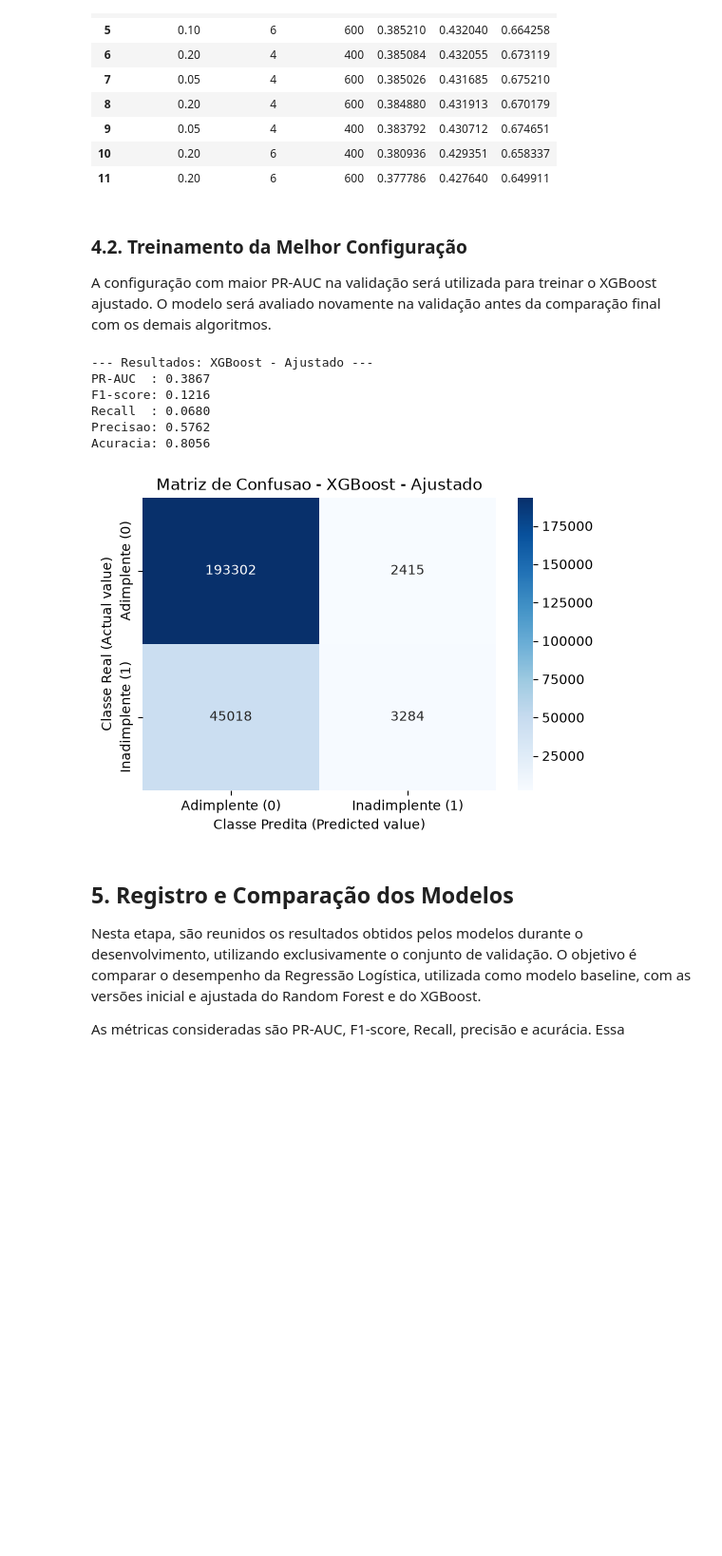
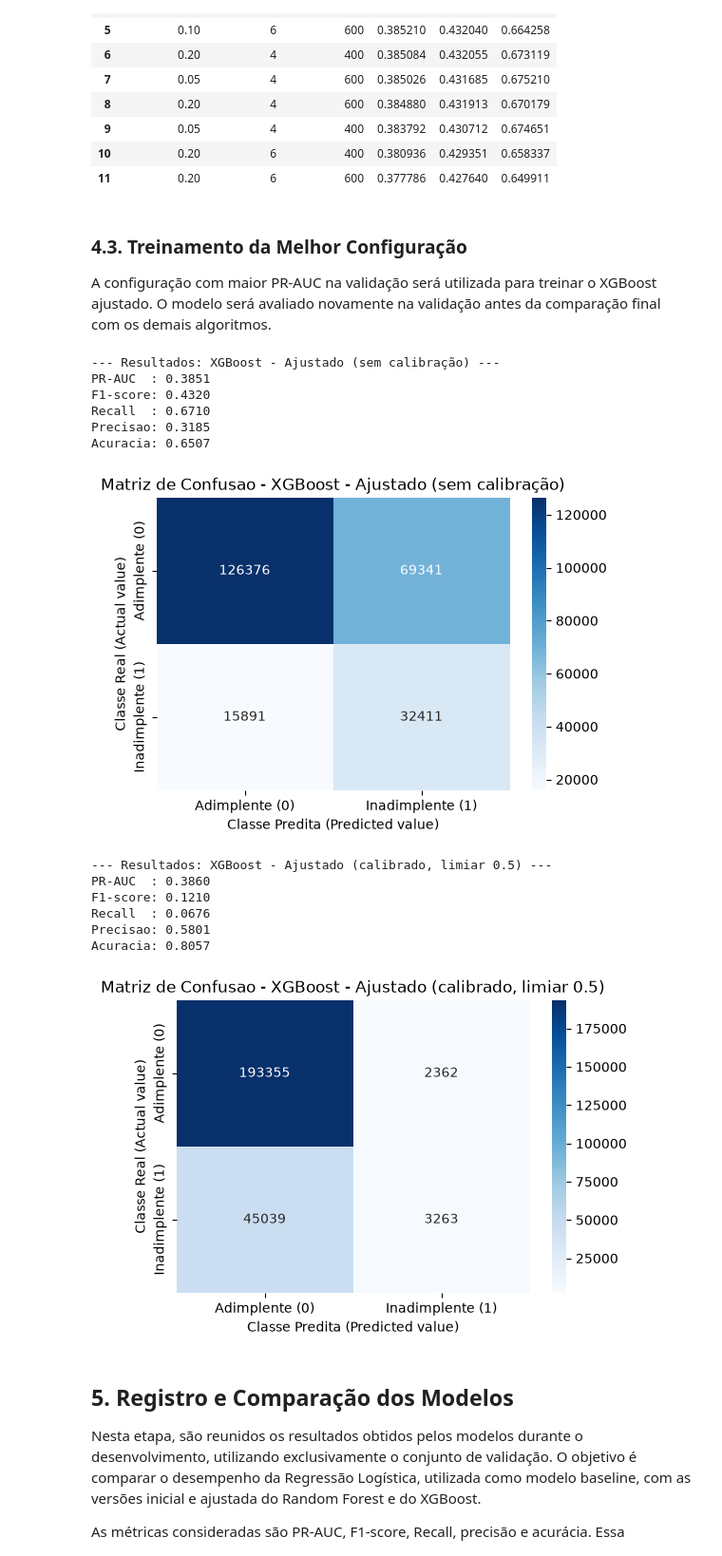
Before and after one commit to Heimrath/TCC-Inadimplencia-de-Credito, a Jupyter notebook: 03_Modelagem.ipynb, the cells around one changed output. Shown at 95% size. Cells and saved outputs as stored; diff of their text form; code cells hidden in the pictures; blank space fills up the shorter version.

```diff
--- a/03_Modelagem.ipynb
+++ b/03_Modelagem.ipynb
@@ -400,7 +425,7 @@ xgb_tuning_results_df
 | 10 | 0.20 | 6 | 400 | 0.380936 | 0.429351 | 0.658337 |
 | 11 | 0.20 | 6 | 600 | 0.377786 | 0.427640 | 0.649911 |
 # %% [markdown]
-### 4.2. Treinamento da Melhor Configuração
+### 4.3. Treinamento da Melhor Configuração
 
 A configuração com maior PR-AUC na validação será utilizada para treinar o XGBoost ajustado. O modelo será avaliado novamente na validação antes da comparação final com os demais algoritmos.
 # %%
@@ -413,47 +438,65 @@ xgb_tuned_model = XGBClassifier(
     learning_rate=0.05,
     subsample=0.8,
     colsample_bytree=0.8,
     scale_pos_weight=scale_pos_weight,
     objective="binary:logistic",
     eval_metric="aucpr",
     random_state=42,
     n_jobs=-1,
 )
 
+xgb_tuned_model.fit(X_train, y_train)
+
+y_pred_val_xgb_tuned = xgb_tuned_model.predict(X_val)
+y_pred_proba_val_xgb_tuned = xgb_tuned_model.predict_proba(X_val)[:, 1]
+
+xgb_tuned_results = evaluate_classification(
+    y_val,
+    y_pred_val_xgb_tuned,
+    y_pred_proba_val_xgb_tuned,
+    model_name="XGBoost - Ajustado (sem calibração)",
+)
+
 xgb_calibrator = CalibratedClassifierCV(
     estimator=xgb_tuned_model, method='sigmoid', cv=5
 )
 xgb_calibrator.fit(X_train, y_train)
 
-
-y_pred_val_xgb_tuned = xgb_calibrator.predict(X_val)
-y_pred_proba_val_xgb_tuned = xgb_calibrator.predict_proba(X_val)[:, 1]
+y_pred_val_xgb_calibrated = xgb_calibrator.predict(X_val)
+y_pred_proba_val_xgb_calibrated = xgb_calibrator.predict_proba(X_val)[:, 1]
 
 xgb_tuned_params = {
     parametro: xgb_tuned_model.get_params()[parametro]
     for parametro in [
         "n_estimators",
         "max_depth",
         "learning_rate",
         "scale_pos_weight",
         "random_state",
     ]
 }
 
-xgb_tuned_results = evaluate_classification(
+xgb_calibrated_results = evaluate_classification(
     y_val,
-    y_pred_val_xgb_tuned,
-    y_pred_proba_val_xgb_tuned,
-    model_name="XGBoost - Ajustado",
+    y_pred_val_xgb_calibrated,
+    y_pred_proba_val_xgb_calibrated,
+    model_name="XGBoost - Ajustado (calibrado, limiar 0.5)",
 )
 # %% [output]
---- Resultados: XGBoost - Ajustado ---
-PR-AUC  : 0.3867
-F1-score: 0.1216
-Recall  : 0.0680
-Precisao: 0.5762
-Acuracia: 0.8056
+--- Resultados: XGBoost - Ajustado (sem calibração) ---
+PR-AUC  : 0.3851
+F1-score: 0.4320
+Recall  : 0.6710
+Precisao: 0.3185
+Acuracia: 0.6507
-[figure, old version]
+[figure, new version]
+--- Resultados: XGBoost - Ajustado (calibrado, limiar 0.5) ---
+PR-AUC  : 0.3860
+F1-score: 0.1210
+Recall  : 0.0676
+Precisao: 0.5801
+Acuracia: 0.8057
+[figure, added]
 # %% [markdown]
 ## 5. Registro e Comparação dos Modelos
 
```
Also changed, not shown: parts of 6 cells of this notebook.
